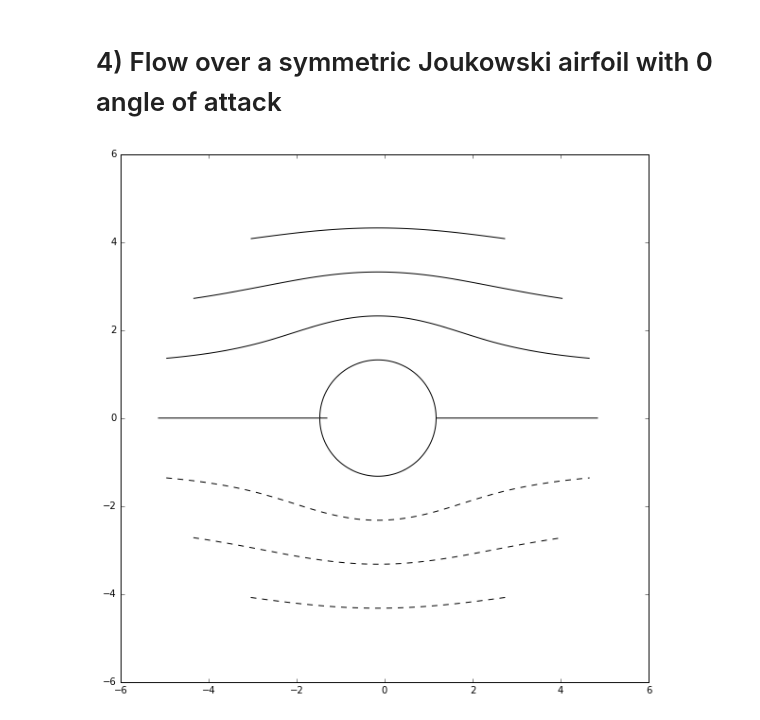
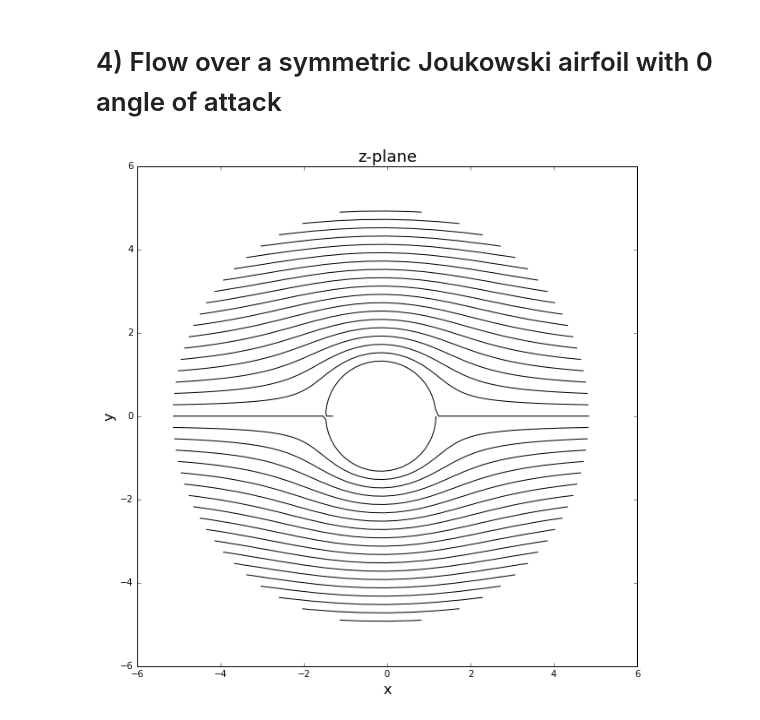
Before and after one commit to Pjgeno14/mae6226-workspace, a Jupyter notebook: Assignment-2.ipynb, the cells around one changed output. Cells and saved outputs as stored; diff of their text form; code cells hidden in the pictures.

```diff
--- a/Assignment-2.ipynb
+++ b/Assignment-2.ipynb
@@ -192,8 +192,8 @@ pyplot.scatter(eta.real, eta.imag, color='black', linewidth=0.25, linestyle='-')
 # %%
 R = 1.15
 kappa = 8.3
-r = numpy.linspace(R, 5, 200)
-theta = numpy.linspace(0, 2*numpy.pi, 200)
+r = numpy.linspace(R, 5, 50)
+theta = numpy.linspace(0, 2*numpy.pi, 50)
 r_mesh, theta_mesh = numpy.meshgrid(r,theta)
 z = r_mesh*math.e**(1j*theta_mesh)-0.15
 # %%
@@ -202,8 +202,11 @@ psi = (u_inf*r_mesh*numpy.sin(theta_mesh))*(1-(R**2/r))   # streamfunction
 # %%
 size = 10
 pyplot.figure(figsize=(size, (y_end-y_start)/(x_end-x_start)*size))
+pyplot.xlabel('x', fontsize = 16)
+pyplot.ylabel('y', fontsize = 16)
+pyplot.title('z-plane', fontsize = 18)
 pyplot.xlim(x_start, x_end)
 pyplot.ylim(y_start, y_end)
-pyplot.contour(z.real, z.imag, psi, colors='black');
+pyplot.contour(z.real, z.imag, psi, 48, colors='black', linestyles='solid');
 # %% [output]
-[figure, old version]
+[figure, new version]
```
Also changed, not shown: parts of 5 cells of this notebook.
